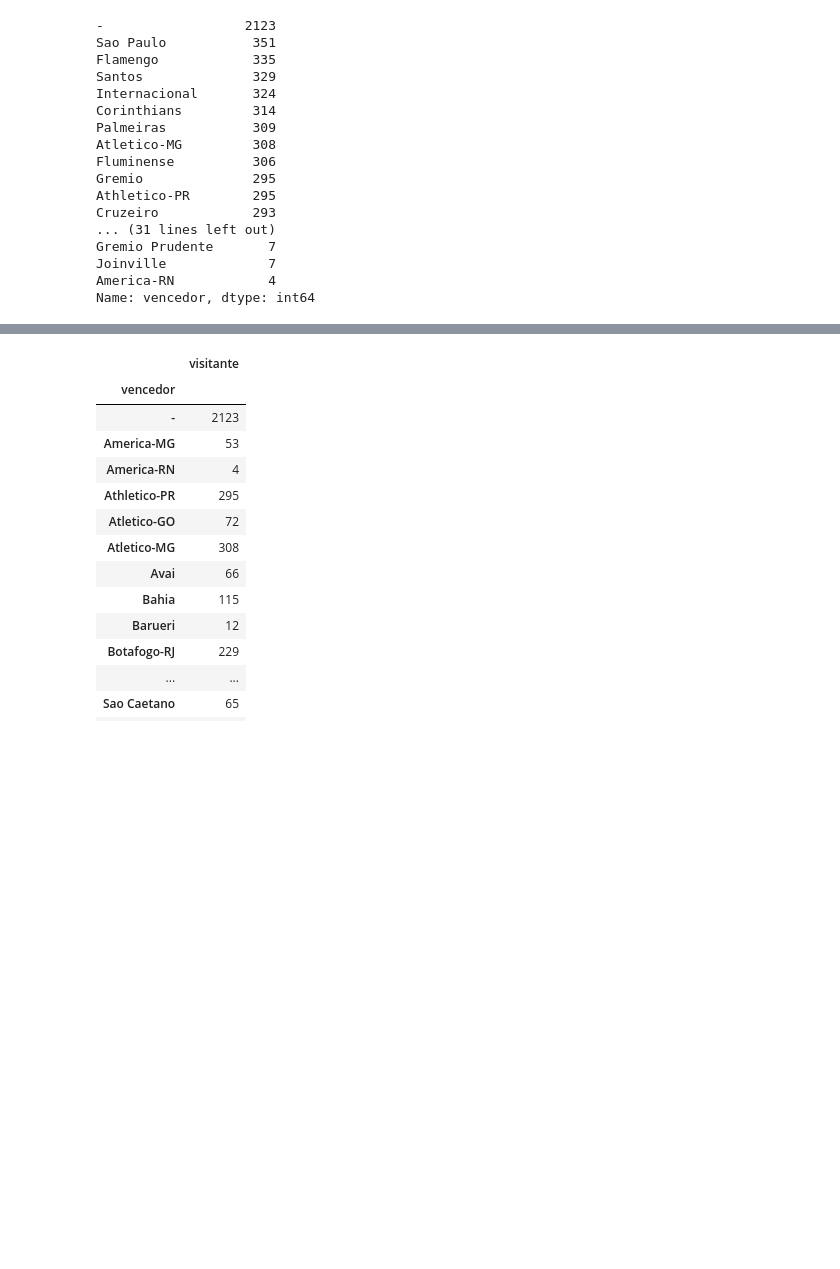
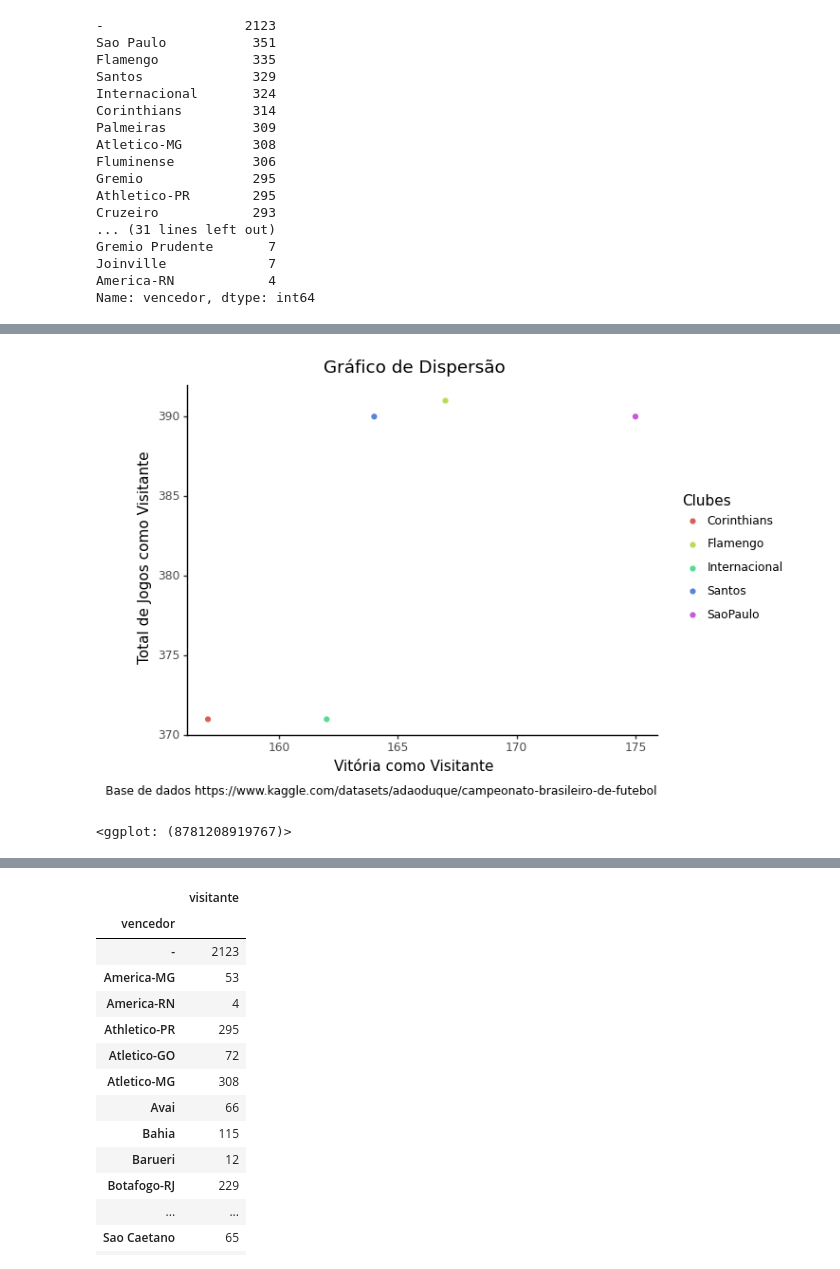
Before and after one commit to deniscruzrodrigues/intro_python_verao_ime_2023, a Jupyter notebook: notebooks/EDA.ipynb, the cells around one changed output, grey strips where cells are left out. Drawn from its saved outputs; the diff is of its cells as text; code cells hidden in the pictures; blank space fills up the shorter version.

```diff
--- a/notebooks/EDA.ipynb
+++ b/notebooks/EDA.ipynb
@@ -159,3 +159,21 @@ Gremio Prudente       7
 Joinville             7
 America-RN            4
 Name: vencedor, dtype: int64
+# %%
+dadosTratados = pd.DataFrame({'Top 5':['SaoPaulo', 'Flamengo', 'Santos', 'Internacional', 'Corinthians']})
+#dadosTratados['Quantidade'] = np.where(dadosTratados['Vitoria_TOP5'] == 'Sao Paulo', 351, 335)
+clubes = [
+            (dadosTratados['Top 5'] == 'SaoPaulo'),
+            (dadosTratados['Top 5'] == 'Flamengo'),
+            (dadosTratados['Top 5'] == 'Santos'),
+            (dadosTratados['Top 5'] == 'Internacional'),
+            (dadosTratados['Top 5'] == 'Corinthians')
+        ]
+totalvitorias = [351, 335, 329, 324, 314]
+totalvisit = [390, 391, 390, 371, 371]
+totalmand = [390, 389, 390, 371, 371]
+totaljogos = [780, 780, 780, 742, 742]
+visitvit = [175, 167, 164, 162, 157]
+mandvit = [214, 222, 225, 209, 214]
+dadosTratados['Quantidade'] = np.select(clubes, totaljogos, totalvitorias)
+dadosTratados
@@ -162,3 +187,19 @@ Name: vencedor, dtype: int64
+# %%
+(ggplot(dadosTratados, aes(x="visitvit",
+                    y="totalvisit",
+#                    size="Top 5",
+                    colour="Top 5")) +
+ geom_point() +
+ theme_classic() +
+ labs(title = "Gráfico de Dispersão",
+      x = "Vitória como Visitante",
+      y = "Total de Jogos como Visitante",
+      colour = "Clubes",
+      caption = "Base de dados https://www.kaggle.com/datasets/adaoduque/campeonato-brasileiro-de-futebol")
+)
+# %% [output]
+[figure, added]
+<ggplot: (8781208919767)>
 # %%
 #Hipótese:
 #Qual o clube que mais venceu partidas no Campeonato Brasileiro nos últimos 19 anos (2003 a 2022) como visitante?
```
Also changed, not shown: parts of 3 cells of this notebook.
